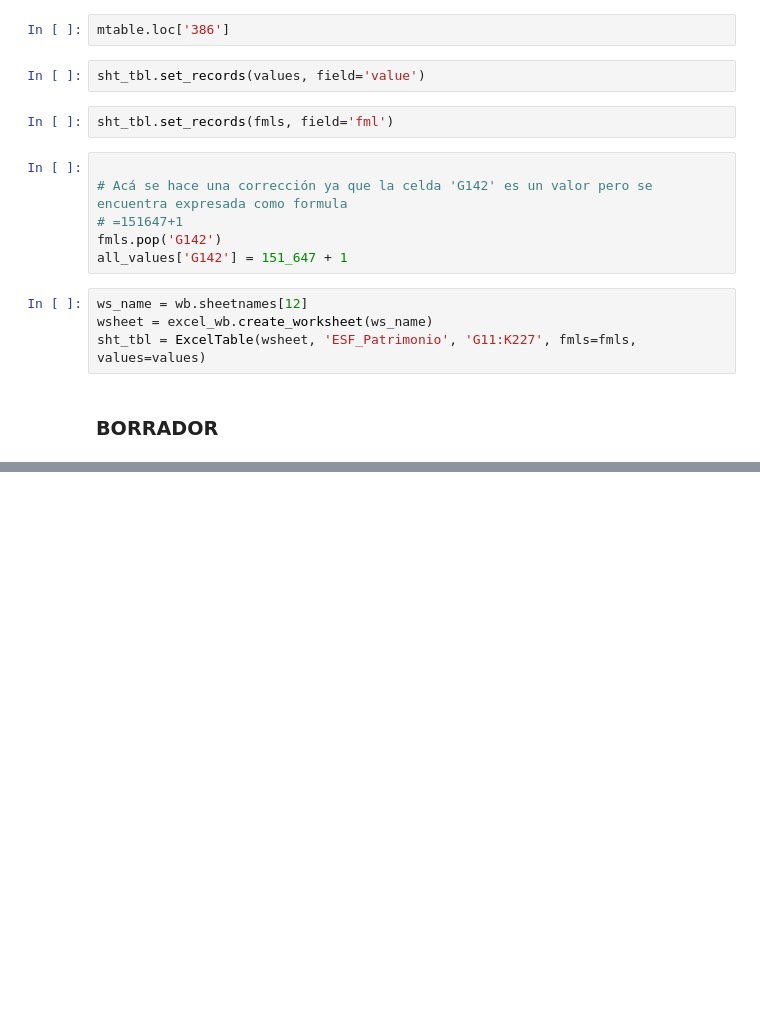
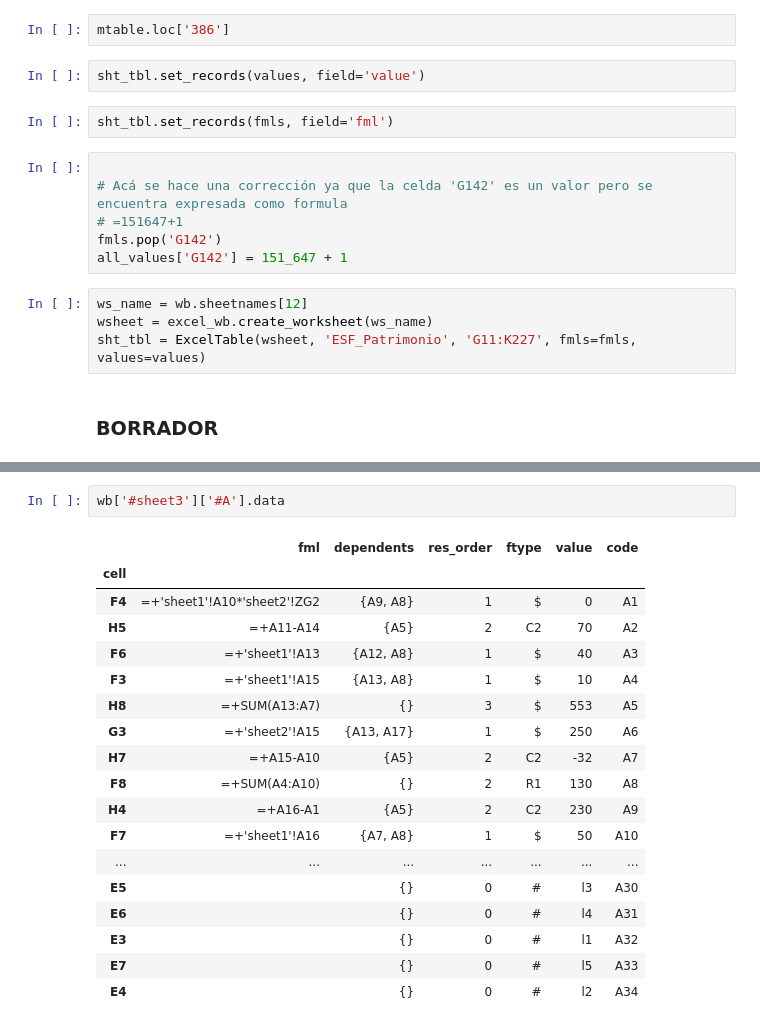
Before and after one commit to agmontesb/excel, a Jupyter notebook: markup_thread.ipynb, the cells around one changed output, grey strips where cells are left out. Saved outputs shown, nothing was run; the diff lists cells and outputs as text; blank space fills up the shorter version.

```diff
--- a/markup_thread.ipynb
+++ b/markup_thread.ipynb
@@ -214,0 +340,21 @@ list(XlErrors)
+# %%
+wb['#sheet3']['#A'].data
+# %% [output]
+|  | fml | dependents | res_order | ftype | value | code |
+| cell |  |  |  |  |  |  |
+| F4 | =+'sheet1'!A10*'sheet2'!ZG2 | {A9, A8} | 1 | $ | 0 | A1 |
+| H5 | =+A11-A14 | {A5} | 2 | C2 | 70 | A2 |
+| F6 | =+'sheet1'!A13 | {A12, A8} | 1 | $ | 40 | A3 |
+| F3 | =+'sheet1'!A15 | {A13, A8} | 1 | $ | 10 | A4 |
+| H8 | =+SUM(A13:A7) | {} | 3 | $ | 553 | A5 |
+| G3 | =+'sheet2'!A15 | {A13, A17} | 1 | $ | 250 | A6 |
+| H7 | =+A15-A10 | {A5} | 2 | C2 | -32 | A7 |
+| F8 | =+SUM(A4:A10) | {} | 2 | R1 | 130 | A8 |
+| H4 | =+A16-A1 | {A5} | 2 | C2 | 230 | A9 |
+| F7 | =+'sheet1'!A16 | {A7, A8} | 1 | $ | 50 | A10 |
+| ... | ... | ... | ... | ... | ... | ... |
+| E5 |  | {} | 0 | # | l3 | A30 |
+| E6 |  | {} | 0 | # | l4 | A31 |
+| E3 |  | {} | 0 | # | l1 | A32 |
+| E7 |  | {} | 0 | # | l5 | A33 |
+| E4 |  | {} | 0 | # | l2 | A34 |
```
Also changed, not shown: parts of 65 cells of this notebook, 8 other files.
